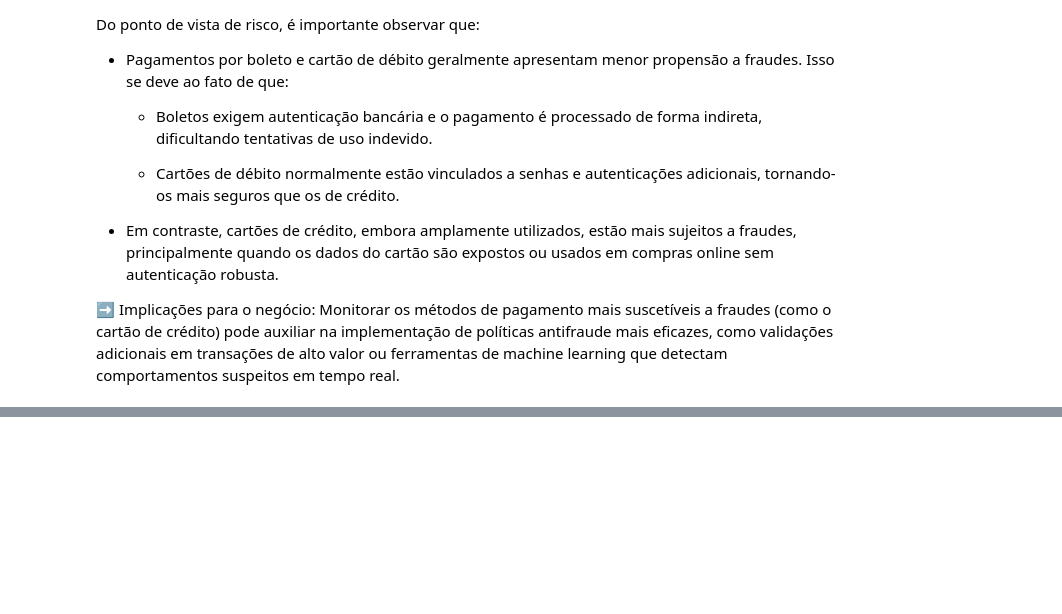
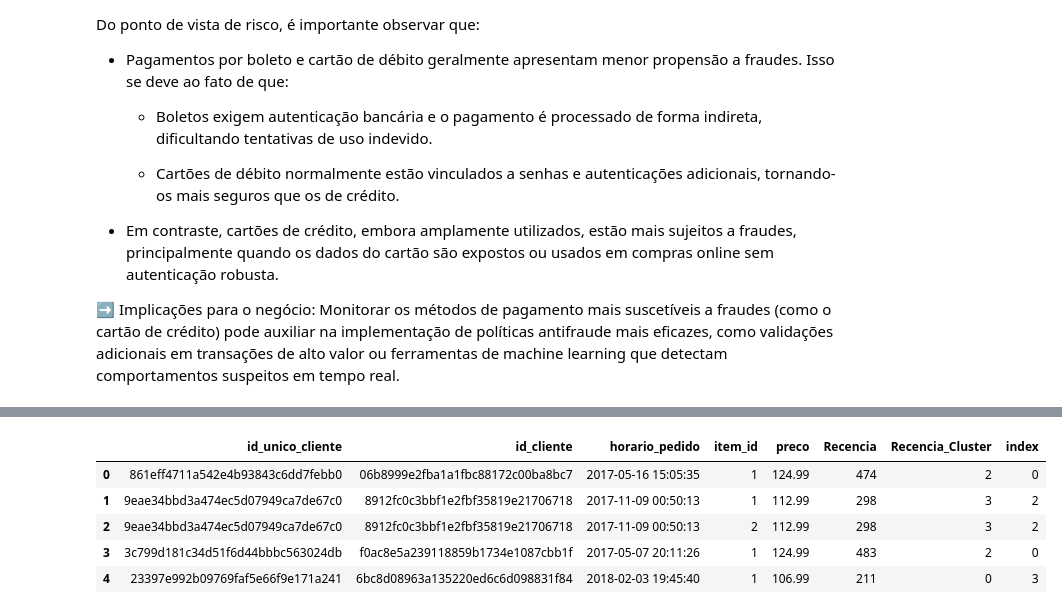
Before and after one commit to caioguimaraes18/Cluester-Clientes, a Jupyter notebook: Notebook/main.ipynb, the cells around one changed output, grey strips where cells are left out. Drawn from its saved outputs; the diff is of its cells as text; code cells hidden in the pictures; blank space fills up the shorter version.

```diff
--- a/Notebook/main.ipynb
+++ b/Notebook/main.ipynb
@@ -95,0 +217,5 @@ Do ponto de vista de risco, é importante observar que:
+# %%
+kmenas = KMeans(n_clusters=4)
+
+df_usuario['Recencia_Cluster'] = kmenas.fit_predict(df_recencia)
+df_usuario.head()
@@ -95,0 +249,4 @@ Do ponto de vista de risco, é importante observar que:
+# %%
+agrupado_cluster_ordenado['index'] = agrupado_cluster_ordenado.index
+
+agrupado_cluster_ordenado.head()
@@ -95,0 +259,10 @@ Do ponto de vista de risco, é importante observar que:
+# %%
+juntando_cluster = pd.merge(df_usuario, agrupado_cluster_ordenado[['Recencia_Cluster', 'index']], on='Recencia_Cluster')
+juntando_cluster.head()
+# %% [output]
+|  | id_unico_cliente | id_cliente | horario_pedido | item_id | preco | Recencia | Recencia_Cluster | index |
+| 0 | 861eff4711a542e4b93843c6dd7febb0 | 06b8999e2fba1a1fbc88172c00ba8bc7 | 2017-05-16 15:05:35 | 1 | 124.99 | 474 | 2 | 0 |
+| 1 | 9eae34bbd3a474ec5d07949ca7de67c0 | 8912fc0c3bbf1e2fbf35819e21706718 | 2017-11-09 00:50:13 | 1 | 112.99 | 298 | 3 | 2 |
+| 2 | 9eae34bbd3a474ec5d07949ca7de67c0 | 8912fc0c3bbf1e2fbf35819e21706718 | 2017-11-09 00:50:13 | 2 | 112.99 | 298 | 3 | 2 |
+| 3 | 3c799d181c34d51f6d44bbbc563024db | f0ac8e5a239118859b1734e1087cbb1f | 2017-05-07 20:11:26 | 1 | 124.99 | 483 | 2 | 0 |
+| 4 | 23397e992b09769faf5e66f9e171a241 | 6bc8d08963a135220ed6c6d098831f84 | 2018-02-03 19:45:40 | 1 | 106.99 | 211 | 0 | 3 |
```
Also changed, not shown: parts of 40 cells of this notebook, 3 other files.
